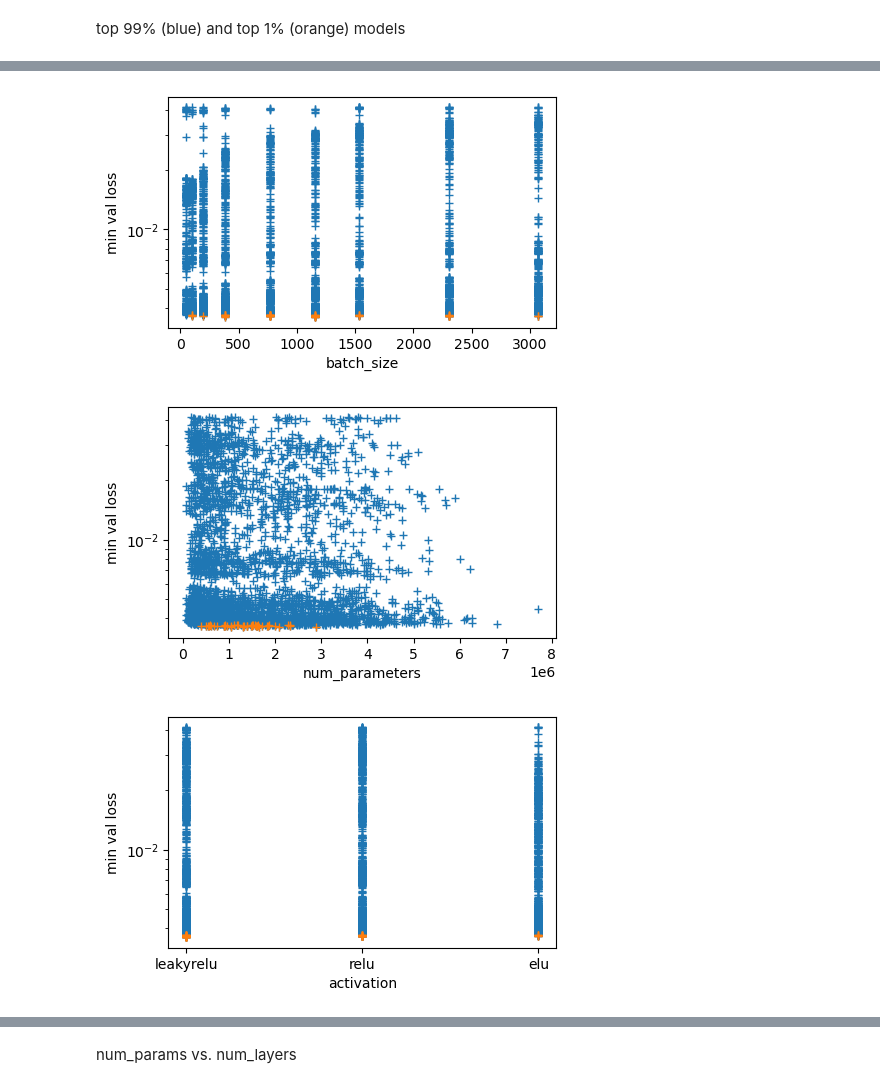
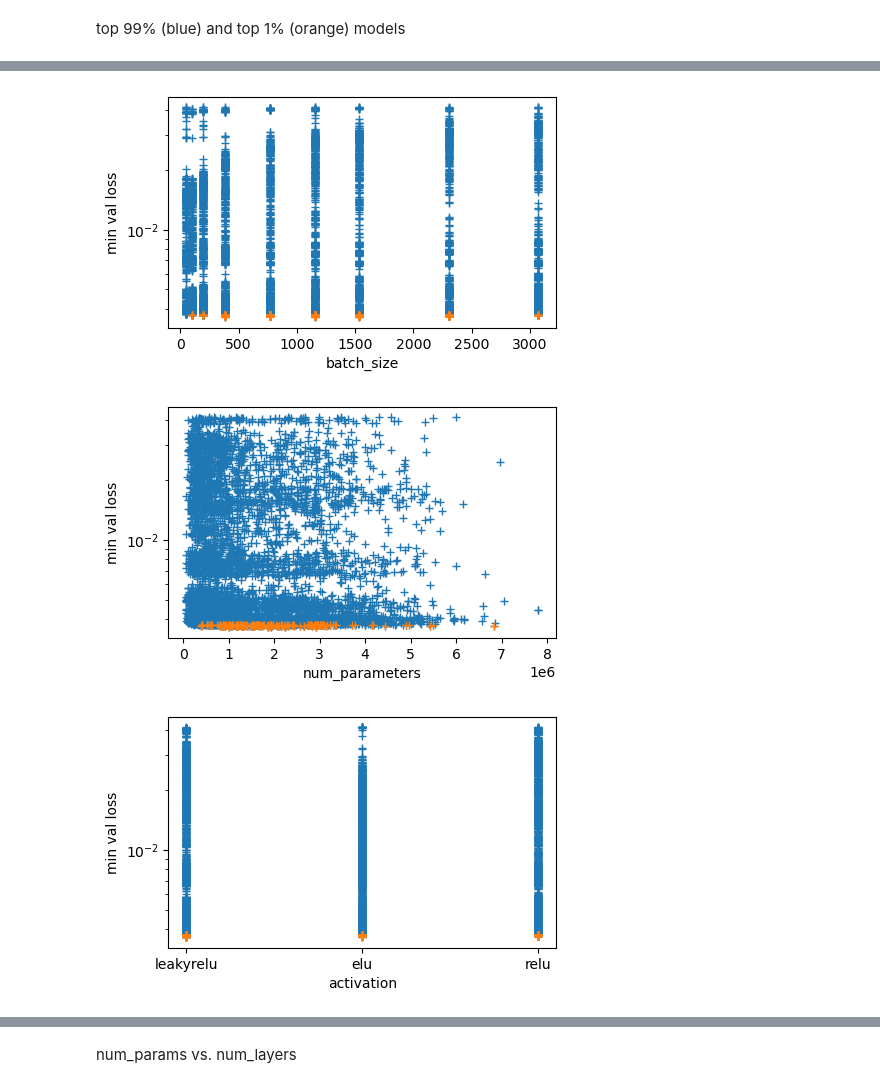
Before and after one commit to sungdukyu/E3SM-MMF_baseline, a Jupyter notebook: HPO/baseline_v1/step1_analysis/HPO_trials.ipynb, the cells around one changed output, grey strips where cells are left out. Drawn from its saved outputs; the diff is of its cells as text; code cells hidden in the pictures.

```diff
--- a/HPO/baseline_v1/step1_analysis/HPO_trials.ipynb
+++ b/HPO/baseline_v1/step1_analysis/HPO_trials.ipynb
@@ -77,12 +77,14 @@ RESULTS_PD.to_csv('step1_results.csv')
 top 10% (blue) and top 1% (orange) models
 # %%
 th_loss_10p = RESULTS_PD['min_val_loss'][:int(np.ceil(len(RESULTS_PD)*0.1))].iloc[-1] # top 10%
+th_loss_3p  = RESULTS_PD['min_val_loss'][:int(np.ceil(len(RESULTS_PD)*0.03))].iloc[-1] # top 3%
+th_loss_2p  = RESULTS_PD['min_val_loss'][:int(np.ceil(len(RESULTS_PD)*0.02))].iloc[-1] # top 2%
 th_loss_1p  = RESULTS_PD['min_val_loss'][:int(np.ceil(len(RESULTS_PD)*0.01))].iloc[-1] # top 10%
 
 
 for kvar in ['num_layers', 'batch_size', 'num_parameters', 'activation', 'optimizer']:
     fig, ax = plt.subplots()
-    for kth in [th_loss_10p, th_loss_1p]:
+    for kth in [th_loss_10p, th_loss_2p]:
         ploty = RESULTS_PD['min_val_loss']
         indy = ploty<kth
         ploty = ploty[indy]
@@ -102,14 +104,15 @@ for kvar in ['num_layers', 'batch_size', 'num_parameters', 'activation', 'optimi
 # %% [markdown]
 top 99% (blue) and top 1% (orange) models
 # %%
-th_loss_99p = RESULTS_PD['min_val_loss'][:int(np.ceil(len(RESULTS_PD)*.99))].iloc[-1] # top 10%
-th_loss_10p = RESULTS_PD['min_val_loss'][:int(np.ceil(len(RESULTS_PD)*0.1))].iloc[-1] # top 10%
-th_loss_1p  = RESULTS_PD['min_val_loss'][:int(np.ceil(len(RESULTS_PD)*0.01))].iloc[-1] # top 10%
+th_loss_99p = RESULTS_PD['min_val_loss'][:int(np.ceil(len(RESULTS_PD)*0.99))].iloc[-1] # top 10%
+th_loss_10p = RESULTS_PD['min_val_loss'][:int(np.ceil(len(RESULTS_PD)*0.10))].iloc[-1] # top 10%
+th_loss_3p  = RESULTS_PD['min_val_loss'][:int(np.ceil(len(RESULTS_PD)*0.03))].iloc[-1] # top 3%
+th_loss_1p  = RESULTS_PD['min_val_loss'][:int(np.ceil(len(RESULTS_PD)*0.01))].iloc[-1] # top 1%
 
 
 for kvar in ['num_layers', 'batch_size', 'num_parameters', 'activation', 'optimizer']:
     fig, ax = plt.subplots()
-    for kth in [th_loss_99p, th_loss_1p]:
+    for kth in [th_loss_99p, th_loss_2p]:
         ploty = RESULTS_PD['min_val_loss']
         indy = ploty<kth
         ploty = ploty[indy]
@@ -125,3 +128,3 @@ for kvar in ['num_layers', 'batch_size', 'num_parameters', 'activation', 'optimi
-[figure, old version]
+[figure, new version]
-[figure, old version]
+[figure, new version]
-[figure, old version]
+[figure, new version]
```
Also changed, not shown: parts of 6 cells of this notebook, 4 other files.
